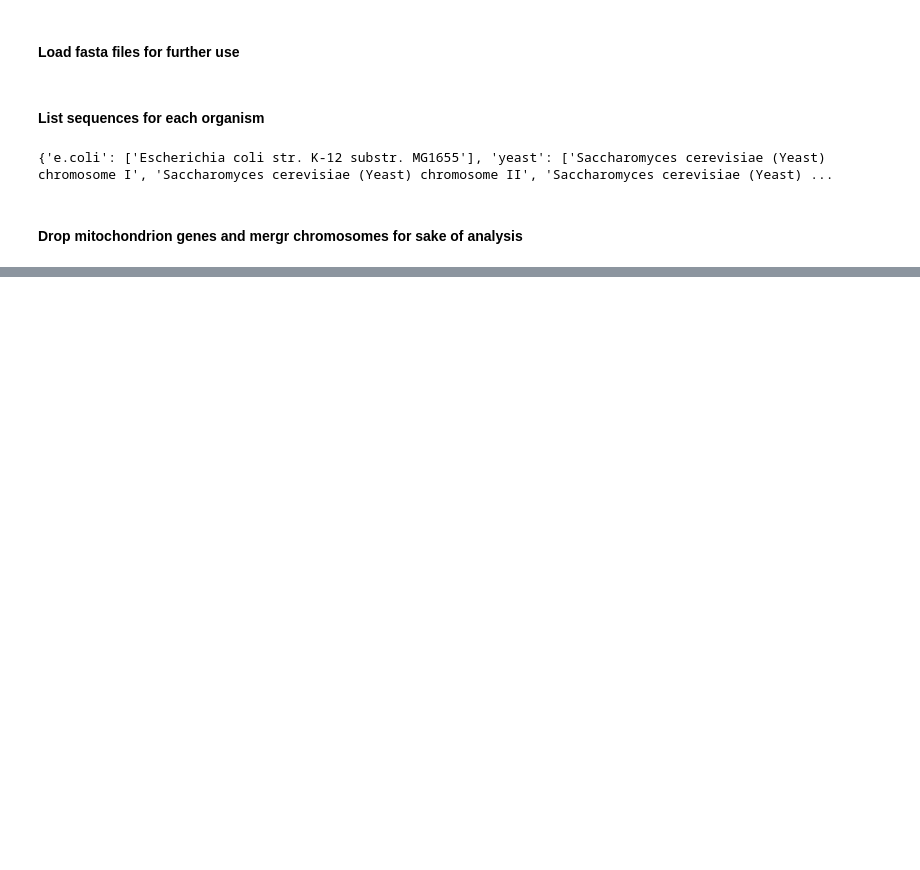
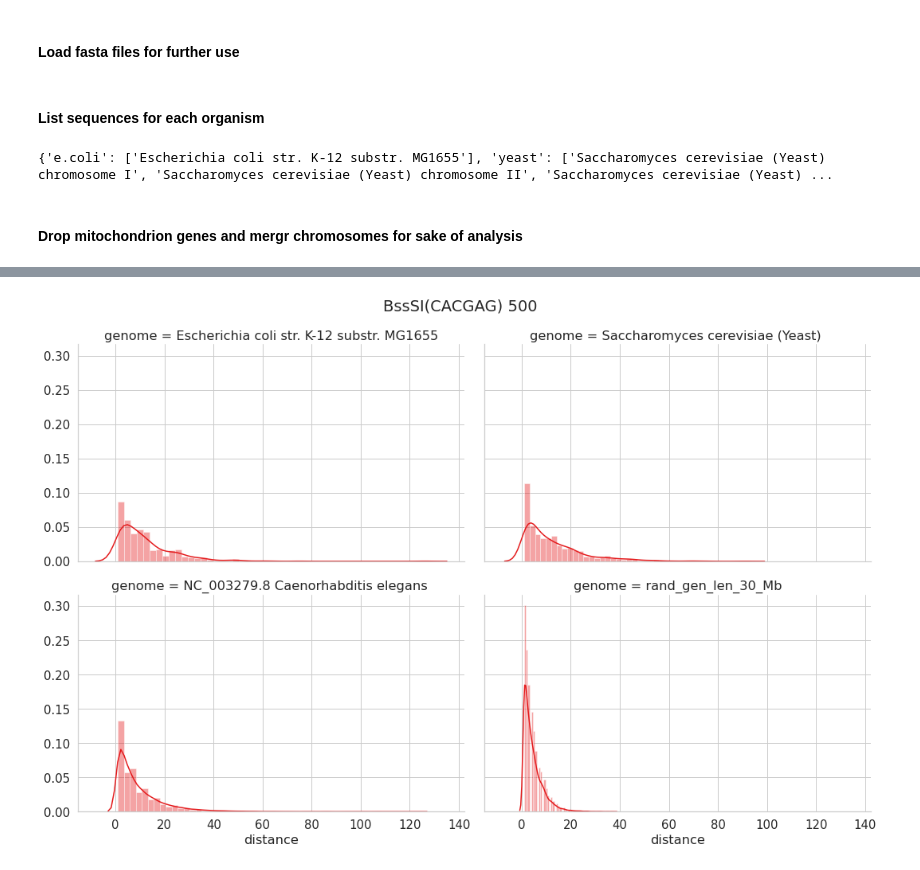
Before and after one commit to przestaw/BGM_assembler, a Jupyter notebook: binary_analysis_merged_genomes.ipynb, the cells around one changed output, grey strips where cells are left out. Saved outputs shown, nothing was run; the diff lists cells and outputs as text; code cells hidden in the pictures; blank space fills up the shorter version.

```diff
--- a/binary_analysis_merged_genomes.ipynb
+++ b/binary_analysis_merged_genomes.ipynb
@@ -191,0 +207,4 @@ plots._legend._loc=8
+# %%
+plot_dist('BssSI(CACGAG)', 500)
+# %% [output]
+[figure, added]
```
Also changed, not shown: parts of 23 cells of this notebook, 6 other files.
